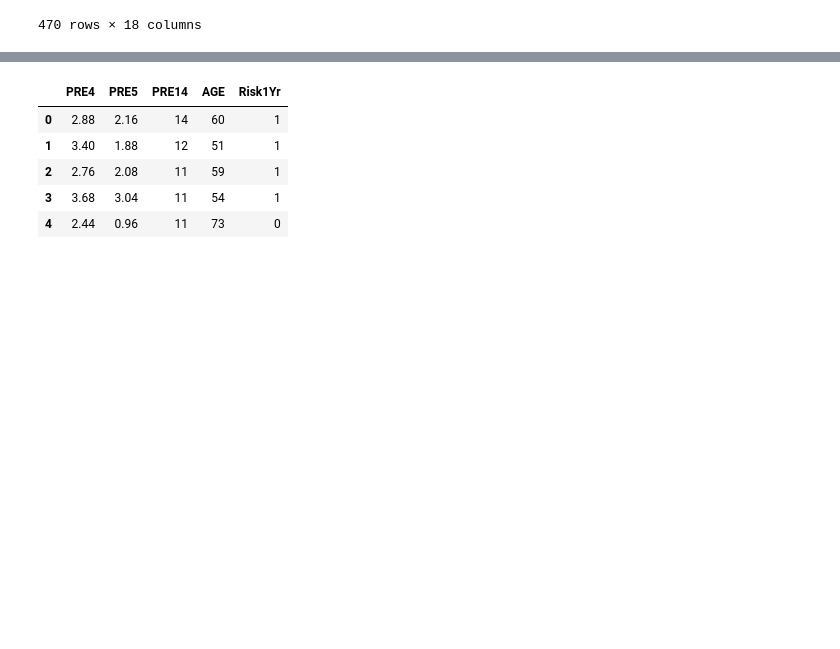
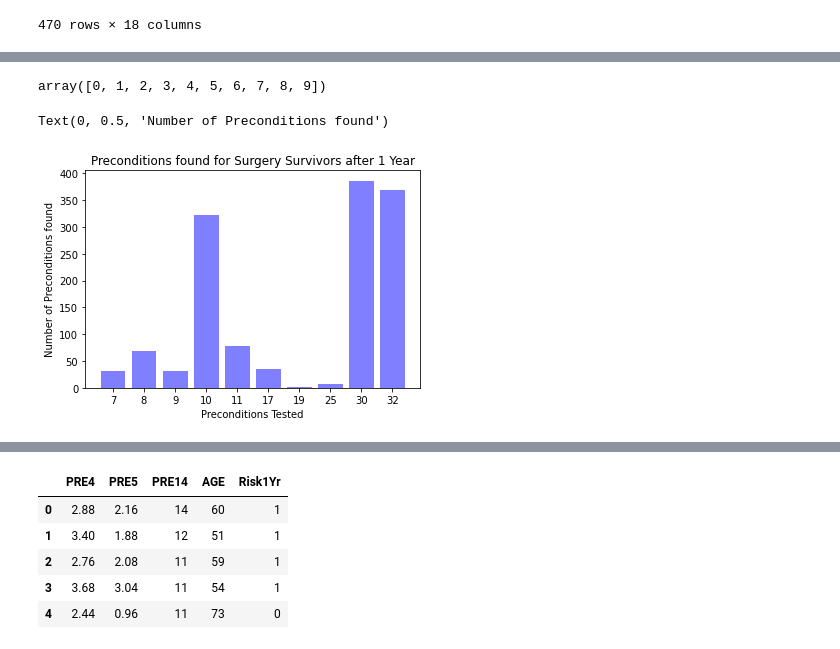
Before and after one commit to pete6184/Thoracic_Surgery_Predictions, a Jupyter notebook: data_analysis.ipynb, the cells around one changed output, grey strips where cells are left out. Cells and saved outputs as stored; diff of their text form; code cells hidden in the pictures; blank space fills up the shorter version.

```diff
--- a/data_analysis.ipynb
+++ b/data_analysis.ipynb
@@ -30,0 +436,18 @@ df
+# %%
+pre_true_lived = [24, 54, 22, 268, 61, 25, 2, 6, 77, 2]
+x2_axis = np.arange(len(pre_true_lived))
+x2_axis
+# %% [output]
+array([0, 1, 2, 3, 4, 5, 6, 7, 8, 9])
+# %%
+tick_locations2 = [value for value in x2_axis]
+plt.xticks(tick_locations2, ["7", "8", "9", "10", "11", "17", "19", "25", "30", "32"])
+# plt.xlim(0, max(pre_true)-0.25)
+# plt.ylim(0, max(pre_true)+50)
+plt.bar(x2_axis, pre_true, color='b', alpha=0.5, align="center")
+plt.title("Preconditions found for Surgery Survivors after 1 Year")
+plt.xlabel("Preconditions Tested")
+plt.ylabel("Number of Preconditions found")
+# %% [output]
+Text(0, 0.5, 'Number of Preconditions found')
+[figure, added]
```
Also changed, not shown: parts of 59 cells of this notebook.
